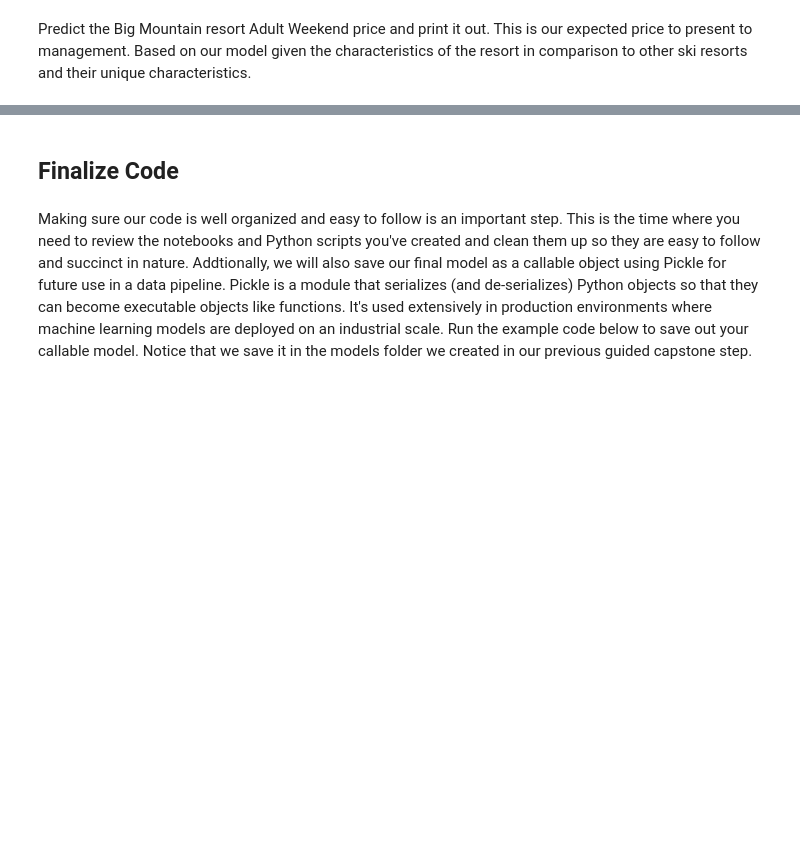
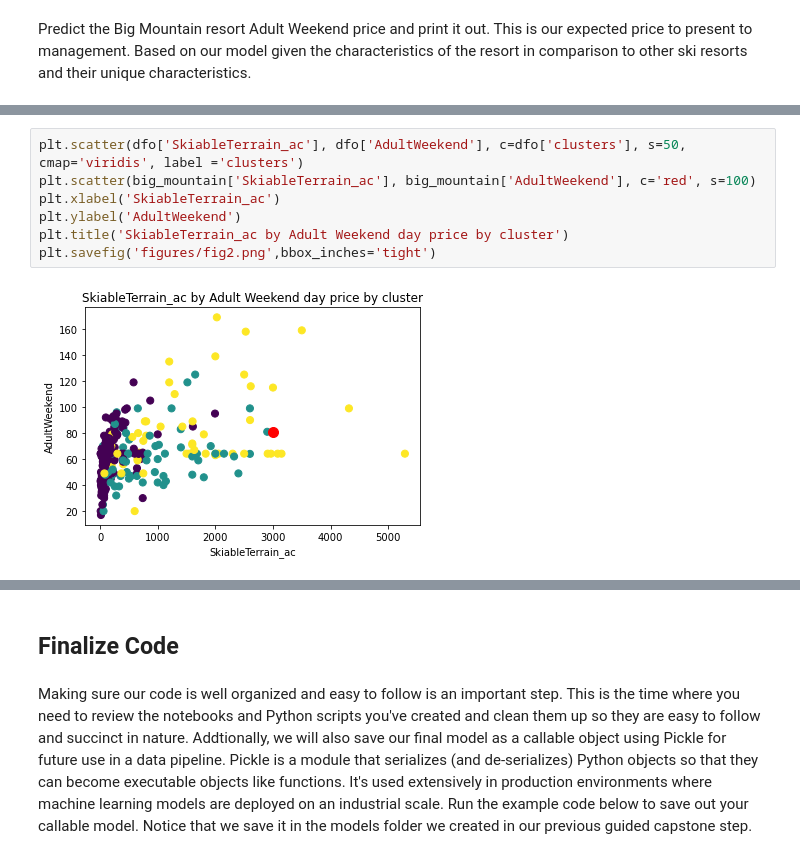
Before and after one commit to sanapplegates/Springbaord, a Jupyter notebook: Guided-capstone-Unit-6/Notebook_stepsix.ipynb, the cells around one changed output, grey strips where cells are left out. Cells and saved outputs as stored; diff of their text form; blank space fills up the shorter version.

```diff
--- a/Guided-capstone-Unit-6/Notebook_stepsix.ipynb
+++ b/Guided-capstone-Unit-6/Notebook_stepsix.ipynb
@@ -190,0 +286,9 @@ plt.savefig(path + '/figures/fig1.png',bbox_inches='tight')
+# %%
+plt.scatter(dfo['SkiableTerrain_ac'], dfo['AdultWeekend'], c=dfo['clusters'], s=50, cmap='viridis', label ='clusters')
+plt.scatter(big_mountain['SkiableTerrain_ac'], big_mountain['AdultWeekend'], c='red', s=100)
+plt.xlabel('SkiableTerrain_ac')
+plt.ylabel('AdultWeekend')
+plt.title('SkiableTerrain_ac by Adult Weekend day price by cluster')
+plt.savefig('figures/fig2.png',bbox_inches='tight')
+# %% [output]
+[figure, added]
```
Also changed, not shown: parts of 78 cells of this notebook, 14 other files.
